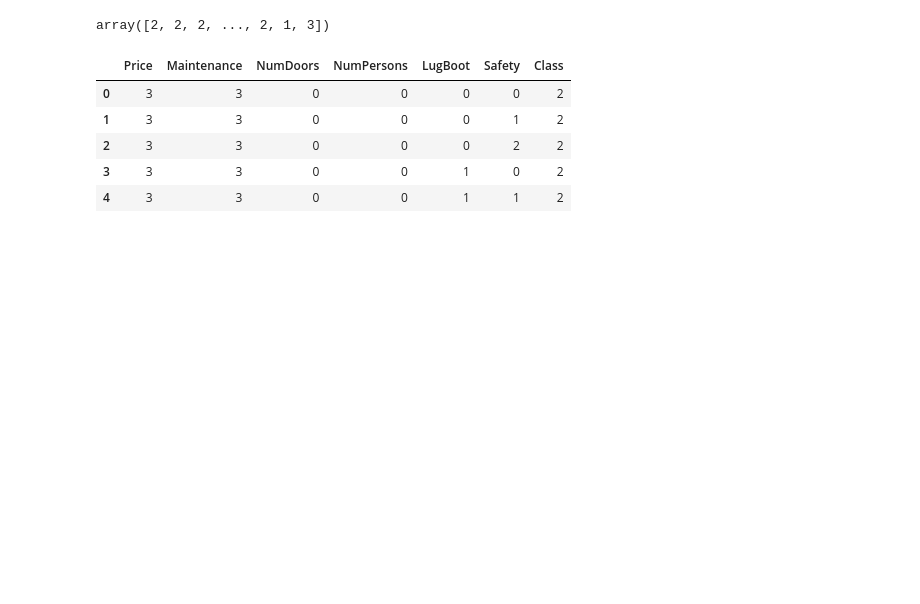
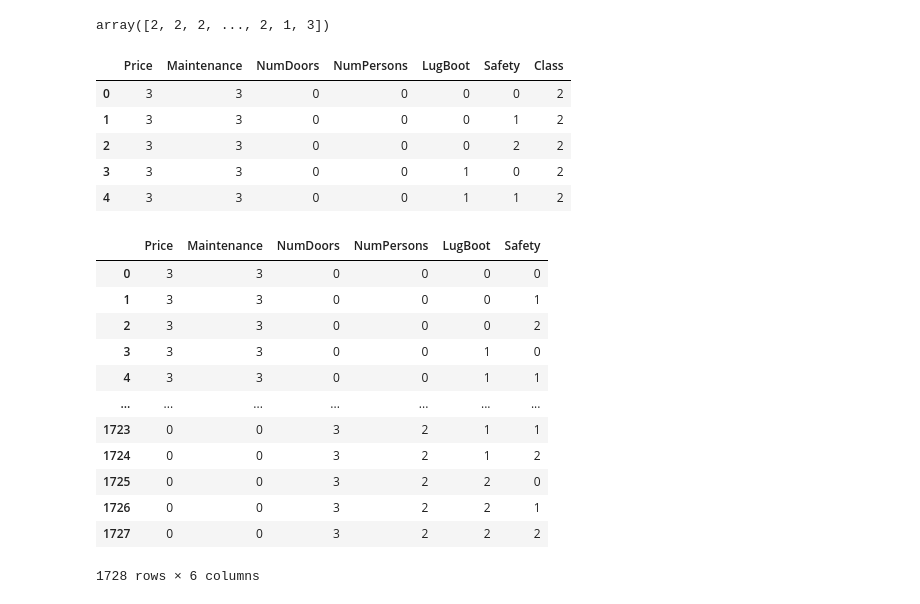
Before and after one commit to thevasudevgupta/ee4708-assignments, a Jupyter notebook: assignment-4/code_me18b182.ipynb, the cells around one changed output. Saved outputs shown, nothing was run; the diff lists cells and outputs as text; code cells hidden in the pictures; blank space fills up the shorter version.

```diff
--- a/assignment-4/code_me18b182.ipynb
+++ b/assignment-4/code_me18b182.ipynb
@@ -419,3 +419,19 @@ df_enc.head()
 # %%
 X_car = df_enc.iloc[:,:-1]
 t_car = df_enc.iloc[:,-1]
+# %%
+X_car
+# %% [output]
+|  | Price | Maintenance | NumDoors | NumPersons | LugBoot | Safety |
+| 0 | 3 | 3 | 0 | 0 | 0 | 0 |
+| 1 | 3 | 3 | 0 | 0 | 0 | 1 |
+| 2 | 3 | 3 | 0 | 0 | 0 | 2 |
+| 3 | 3 | 3 | 0 | 0 | 1 | 0 |
+| 4 | 3 | 3 | 0 | 0 | 1 | 1 |
+| ... | ... | ... | ... | ... | ... | ... |
+| 1723 | 0 | 0 | 3 | 2 | 1 | 1 |
+| 1724 | 0 | 0 | 3 | 2 | 1 | 2 |
+| 1725 | 0 | 0 | 3 | 2 | 2 | 0 |
+| 1726 | 0 | 0 | 3 | 2 | 2 | 1 |
+| 1727 | 0 | 0 | 3 | 2 | 2 | 2 |
+1728 rows × 6 columns
```
Also changed, not shown: parts of 19 cells of this notebook, 3 other files.
